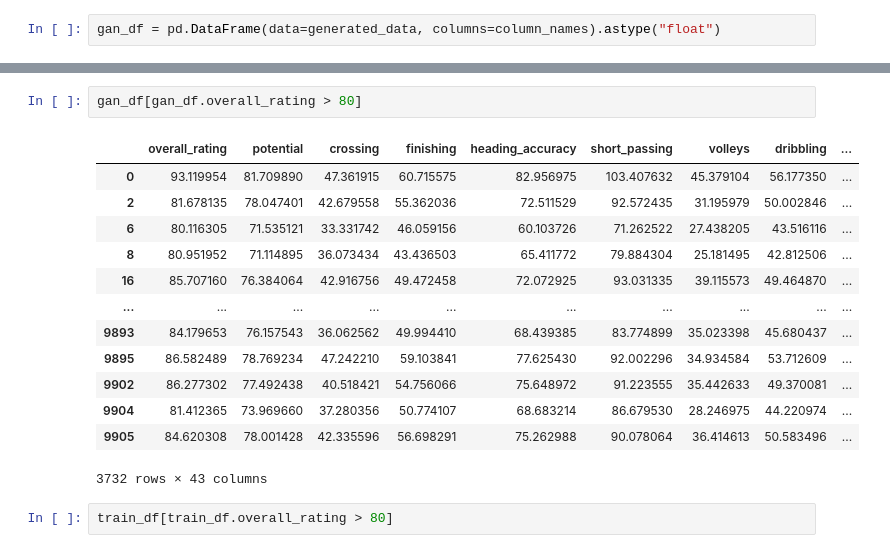
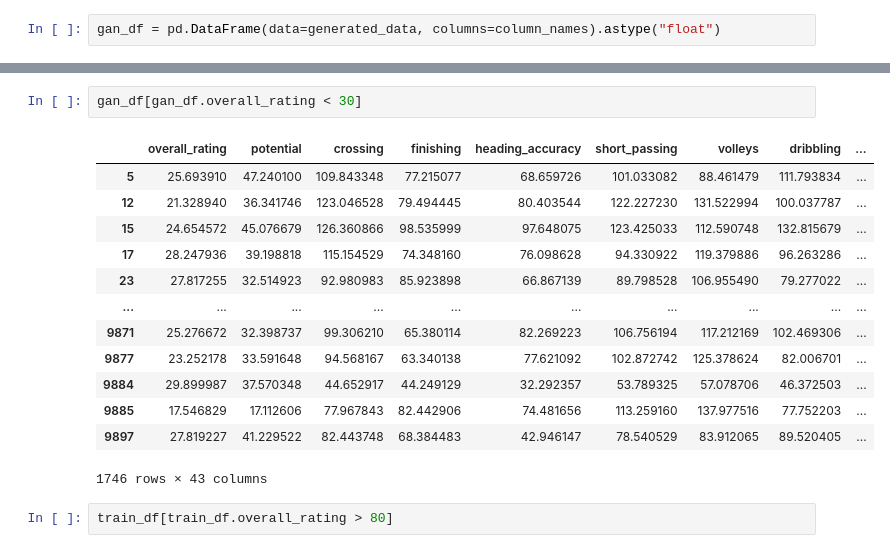
Before and after one commit to DerNiccoo/TensorFlow-training, a Jupyter notebook: 5.3 GAN Soccer.ipynb, the cells around one changed output, grey strips where cells are left out. Drawn from its saved outputs; the diff is of its cells as text.

```diff
--- a/5.3 GAN Soccer.ipynb
+++ b/5.3 GAN Soccer.ipynb
@@ -480,20 +481,20 @@ gan_df
 9907 rows × 43 columns
 # %%
-gan_df[gan_df.overall_rating > 80]
+gan_df[gan_df.overall_rating < 30]
 # %% [output]
 |  | overall_rating | potential | crossing | finishing | heading_accuracy | short_passing | volleys | dribbling | ... |
-| 0 | 93.119954 | 81.709890 | 47.361915 | 60.715575 | 82.956975 | 103.407632 | 45.379104 | 56.177350 | ... |
-| 2 | 81.678135 | 78.047401 | 42.679558 | 55.362036 | 72.511529 | 92.572435 | 31.195979 | 50.002846 | ... |
-| 6 | 80.116305 | 71.535121 | 33.331742 | 46.059156 | 60.103726 | 71.262522 | 27.438205 | 43.516116 | ... |
-| 8 | 80.951952 | 71.114895 | 36.073434 | 43.436503 | 65.411772 | 79.884304 | 25.181495 | 42.812506 | ... |
-| 16 | 85.707160 | 76.384064 | 42.916756 | 49.472458 | 72.072925 | 93.031335 | 39.115573 | 49.464870 | ... |
+| 5 | 25.693910 | 47.240100 | 109.843348 | 77.215077 | 68.659726 | 101.033082 | 88.461479 | 111.793834 | ... |
+| 12 | 21.328940 | 36.341746 | 123.046528 | 79.494445 | 80.403544 | 122.227230 | 131.522994 | 100.037787 | ... |
+| 15 | 24.654572 | 45.076679 | 126.360866 | 98.535999 | 97.648075 | 123.425033 | 112.590748 | 132.815679 | ... |
+| 17 | 28.247936 | 39.198818 | 115.154529 | 74.348160 | 76.098628 | 94.330922 | 119.379886 | 96.263286 | ... |
+| 23 | 27.817255 | 32.514923 | 92.980983 | 85.923898 | 66.867139 | 89.798528 | 106.955490 | 79.277022 | ... |
 | ... | ... | ... | ... | ... | ... | ... | ... | ... | ... |
-| 9893 | 84.179653 | 76.157543 | 36.062562 | 49.994410 | 68.439385 | 83.774899 | 35.023398 | 45.680437 | ... |
-| 9895 | 86.582489 | 78.769234 | 47.242210 | 59.103841 | 77.625430 | 92.002296 | 34.934584 | 53.712609 | ... |
-| 9902 | 86.277302 | 77.492438 | 40.518421 | 54.756066 | 75.648972 | 91.223555 | 35.442633 | 49.370081 | ... |
-| 9904 | 81.412365 | 73.969660 | 37.280356 | 50.774107 | 68.683214 | 86.679530 | 28.246975 | 44.220974 | ... |
-| 9905 | 84.620308 | 78.001428 | 42.335596 | 56.698291 | 75.262988 | 90.078064 | 36.414613 | 50.583496 | ... |
+| 9871 | 25.276672 | 32.398737 | 99.306210 | 65.380114 | 82.269223 | 106.756194 | 117.212169 | 102.469306 | ... |
+| 9877 | 23.252178 | 33.591648 | 94.568167 | 63.340138 | 77.621092 | 102.872742 | 125.378624 | 82.006701 | ... |
+| 9884 | 29.899987 | 37.570348 | 44.652917 | 44.249129 | 32.292357 | 53.789325 | 57.078706 | 46.372503 | ... |
+| 9885 | 17.546829 | 17.112606 | 77.967843 | 82.442906 | 74.481656 | 113.259160 | 137.977516 | 77.752203 | ... |
+| 9897 | 27.819227 | 41.229522 | 82.443748 | 68.384483 | 42.946147 | 78.540529 | 83.912065 | 89.520405 | ... |
-3732 rows × 43 columns
+1746 rows × 43 columns
 # %%
 train_df[train_df.overall_rating > 80]
 # %% [output]
```
Also changed, not shown: parts of 16 cells of this notebook.
